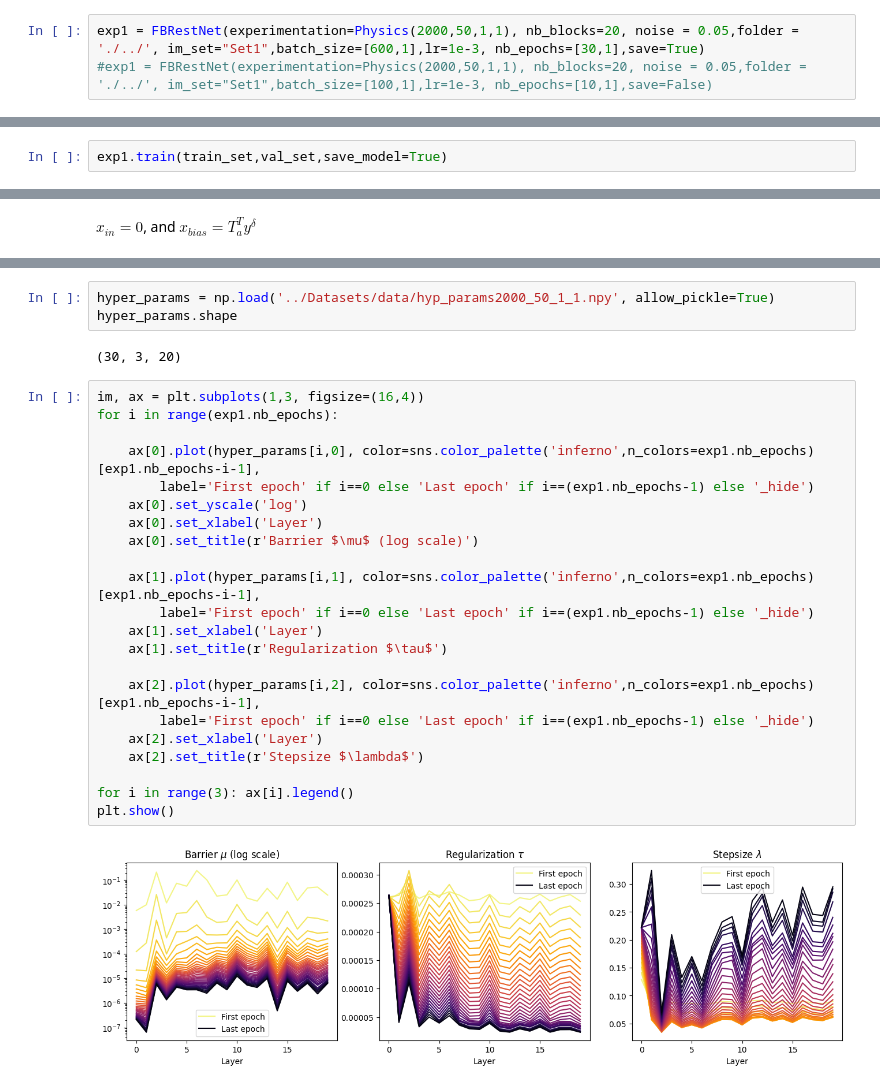
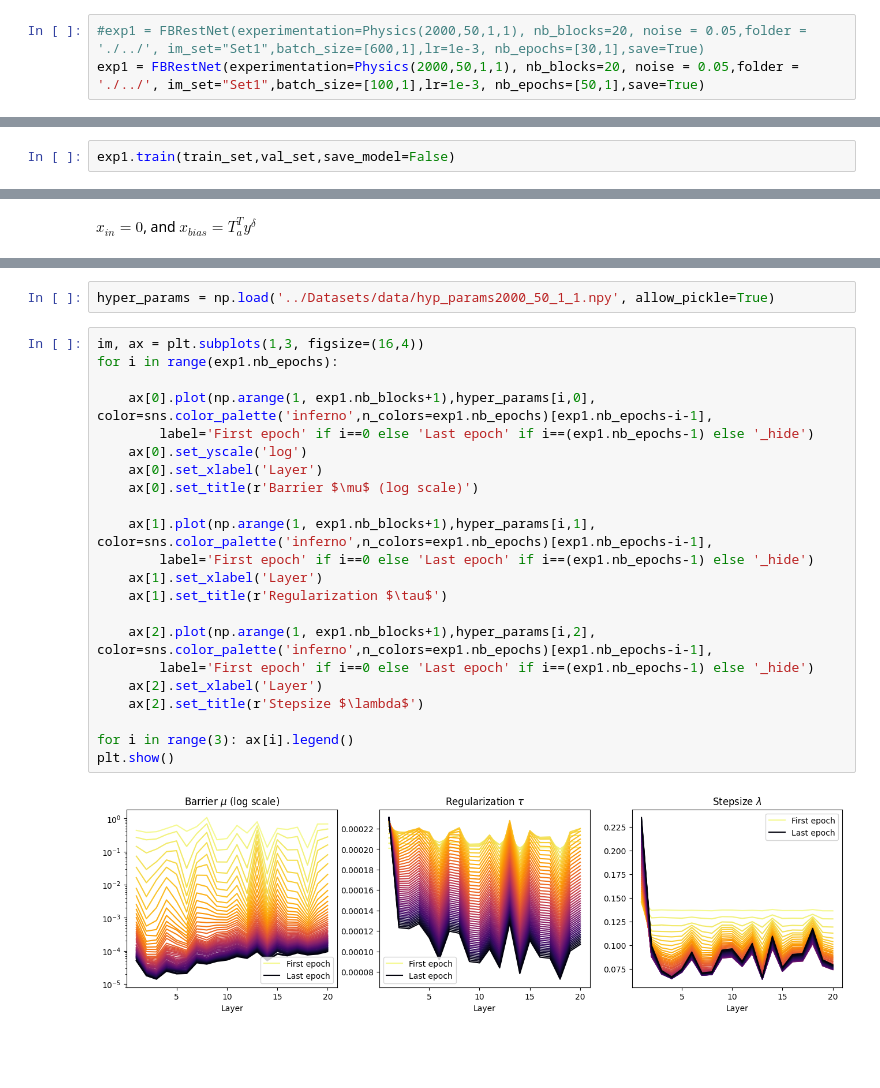
Before and after one commit to CentofantiEze/FBResNet, a Jupyter notebook: notebooks/example.ipynb, the cells around one changed output, grey strips where cells are left out. Saved outputs shown, nothing was run; the diff lists cells and outputs as text; blank space fills up the shorter version.

```diff
--- a/notebooks/example.ipynb
+++ b/notebooks/example.ipynb
@@ -27,8 +27,8 @@ $a=1$ ,
 $p=1$ ,
 the constraint is $0 <x_i <1$ .
 # %%
-exp1 = FBRestNet(experimentation=Physics(2000,50,1,1), nb_blocks=20, noise = 0.05,folder = './../', im_set="Set1",batch_size=[600,1],lr=1e-3, nb_epochs=[30,1],save=True)
-#exp1 = FBRestNet(experimentation=Physics(2000,50,1,1), nb_blocks=20, noise = 0.05,folder = './../', im_set="Set1",batch_size=[100,1],lr=1e-3, nb_epochs=[10,1],save=False)
+#exp1 = FBRestNet(experimentation=Physics(2000,50,1,1), nb_blocks=20, noise = 0.05,folder = './../', im_set="Set1",batch_size=[600,1],lr=1e-3, nb_epochs=[30,1],save=True)
+exp1 = FBRestNet(experimentation=Physics(2000,50,1,1), nb_blocks=20, noise = 0.05,folder = './../', im_set="Set1",batch_size=[100,1],lr=1e-3, nb_epochs=[50,1],save=True)
 # %% [markdown]
 ### Dataset
 # %%
@@ -41,5 +41,5 @@ The training is done over 20 epochs, learning rate is $10^{-3}$.
 The Lipschitz constant is plot duroing training.
 Here the parameter can be saved after training in file 'Trainings', and uploaded later. (1 hour)
 # %%
-exp1.train(train_set,val_set,save_model=True)
+exp1.train(train_set,val_set,save_model=False)
 # %% [output]
@@ -133,32 +133,29 @@ plt.show()
 # %%
 hyper_params = np.load('../Datasets/data/hyp_params2000_50_1_1.npy', allow_pickle=True)
-hyper_params.shape
-# %% [output]
-(30, 3, 20)
 # %%
 im, ax = plt.subplots(1,3, figsize=(16,4))
 for i in range(exp1.nb_epochs):
 
-    ax[0].plot(hyper_params[i,0], color=sns.color_palette('inferno',n_colors=exp1.nb_epochs)[exp1.nb_epochs-i-1],
+    ax[0].plot(np.arange(1, exp1.nb_blocks+1),hyper_params[i,0], color=sns.color_palette('inferno',n_colors=exp1.nb_epochs)[exp1.nb_epochs-i-1],
         label='First epoch' if i==0 else 'Last epoch' if i==(exp1.nb_epochs-1) else '_hide')
     ax[0].set_yscale('log')
     ax[0].set_xlabel('Layer')
     ax[0].set_title(r'Barrier $\mu$ (log scale)')
 
-    ax[1].plot(hyper_params[i,1], color=sns.color_palette('inferno',n_colors=exp1.nb_epochs)[exp1.nb_epochs-i-1],
+    ax[1].plot(np.arange(1, exp1.nb_blocks+1),hyper_params[i,1], color=sns.color_palette('inferno',n_colors=exp1.nb_epochs)[exp1.nb_epochs-i-1],
         label='First epoch' if i==0 else 'Last epoch' if i==(exp1.nb_epochs-1) else '_hide')
     ax[1].set_xlabel('Layer')
     ax[1].set_title(r'Regularization $\tau$')
 
-    ax[2].plot(hyper_params[i,2], color=sns.color_palette('inferno',n_colors=exp1.nb_epochs)[exp1.nb_epochs-i-1],
+    ax[2].plot(np.arange(1, exp1.nb_blocks+1),hyper_params[i,2], color=sns.color_palette('inferno',n_colors=exp1.nb_epochs)[exp1.nb_epochs-i-1],
         label='First epoch' if i==0 else 'Last epoch' if i==(exp1.nb_epochs-1) else '_hide')
     ax[2].set_xlabel('Layer')
     ax[2].set_title(r'Stepsize $\lambda$')
 
 for i in range(3): ax[i].legend()
 plt.show()
 # %% [output]
-[figure, old version]
+[figure, new version]
 # %%
 lip_cte = np.loadtxt('../Datasets/data/lip2000_50_1_1.txt')
 
```
Also changed, not shown: parts of 9 cells of this notebook.
